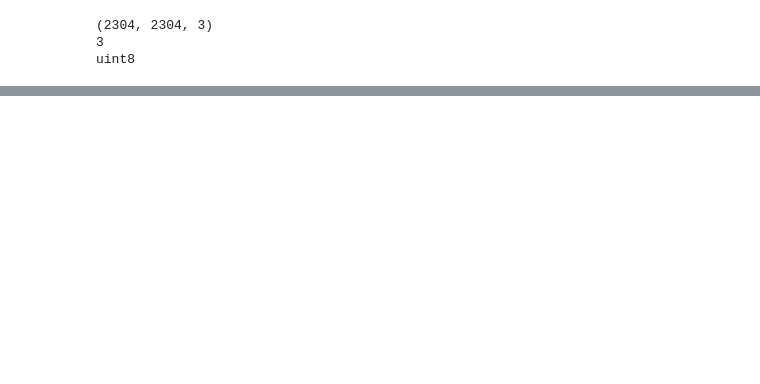
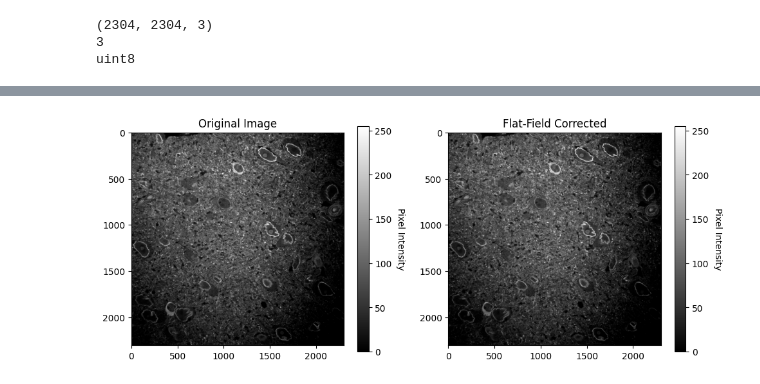
Before and after one commit to peneeta/neuro-ml-capstone, a Jupyter notebook: test_preprocessing.ipynb, the cells around one changed output, grey strips where cells are left out. Cells and saved outputs as stored; diff of their text form; code cells hidden in the pictures; blank space fills up the shorter version.

Commit message:
finish flat-field norm and tiling

```diff
--- a/test_preprocessing.ipynb
+++ b/test_preprocessing.ipynb
@@ -56,0 +85,22 @@ plt.show()
+# %%
+# test flat-field
+ff_corr = FlatFieldCorrection(bg_subbed)
+
+fig, axes = plt.subplots(1, 2, figsize=(10, 4))
+
+# --- Left: Original image ---
+im0 = axes[0].imshow(bg_subbed, cmap='gray')
+axes[0].set_title("Original Image")
+cbar0 = fig.colorbar(im0, ax=axes[0])
+cbar0.set_label("Pixel Intensity", rotation=270, labelpad=15)
+
+# --- Right: Processed image ---
+im1 = axes[1].imshow(ff_corr, cmap='gray')
+axes[1].set_title("Flat-Field Corrected")
+cbar1 = fig.colorbar(im1, ax=axes[1])
+cbar1.set_label("Pixel Intensity", rotation=270, labelpad=15)
+
+plt.tight_layout()
+plt.show()
+# %% [output]
+[figure, added]
```
Also changed, not shown: parts of 14 cells of this notebook, 3 other files.
